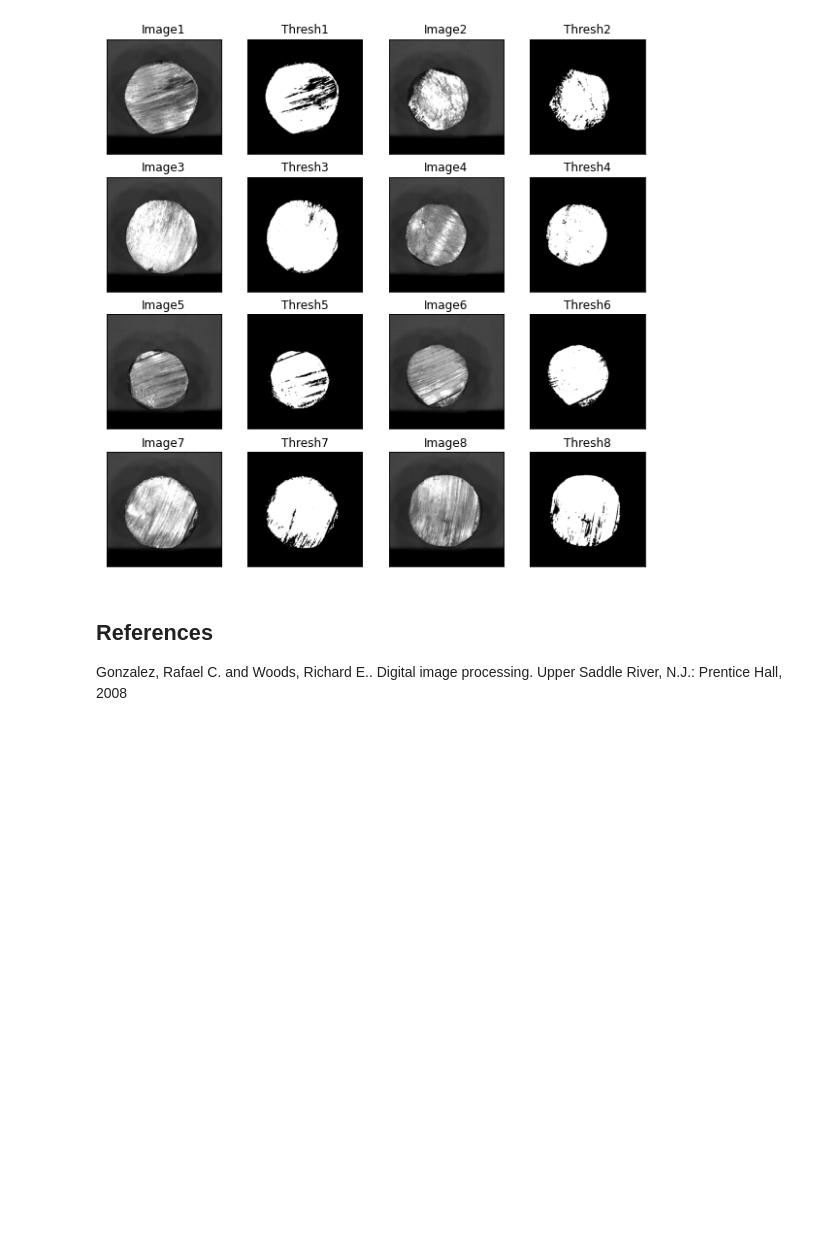
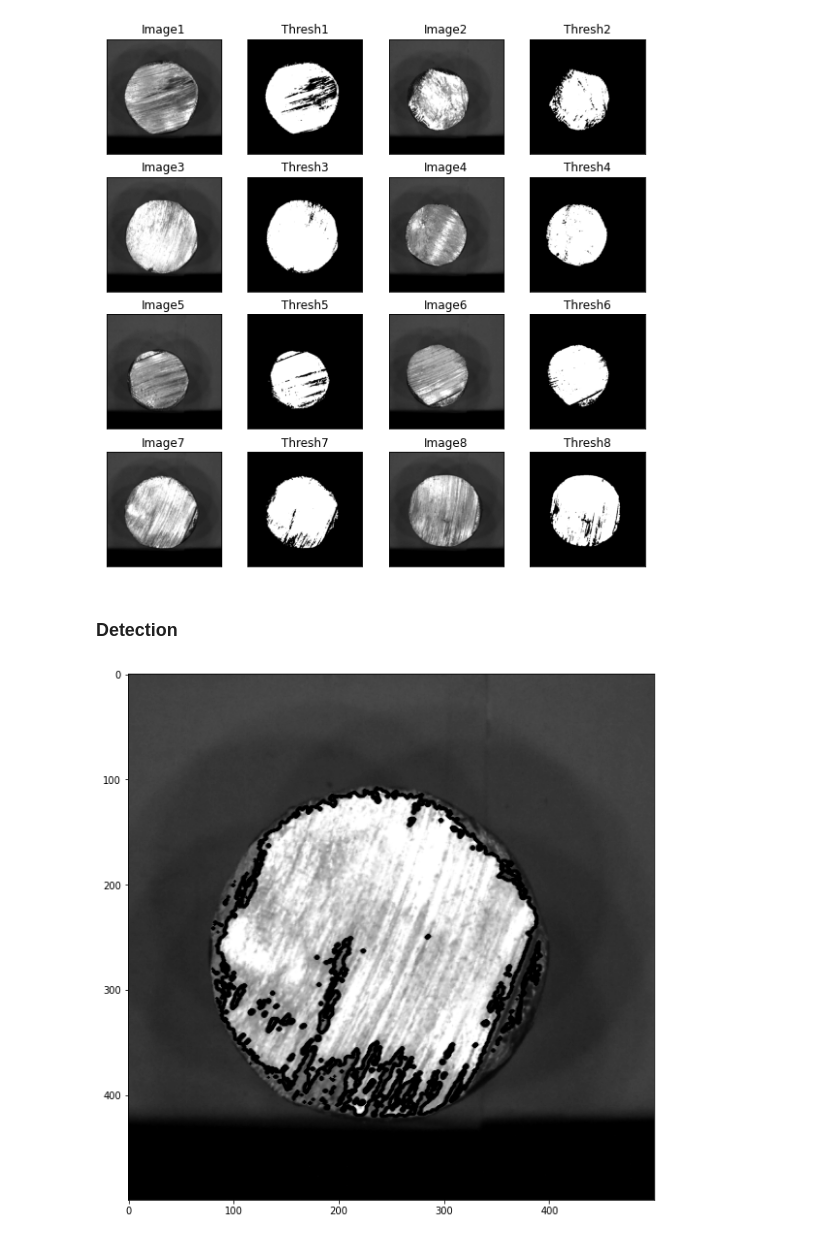
Before and after one commit to rad-mit/CS5102-Digital-Image-Processing-Project, a Jupyter notebook: Project/DIP_Project.ipynb, the cells around one changed output. Saved outputs shown, nothing was run; the diff lists cells and outputs as text; code cells hidden in the pictures; blank space fills up the shorter version.

Commit message:
Countering Thresholding

```diff
--- a/Project/DIP_Project.ipynb
+++ b/Project/DIP_Project.ipynb
@@ -177,7 +180,25 @@ for i in range(len(gray_images)):
 plt.show()
 # %% [output]
 [figure]
-# %% [markdown]
-## References
-
-Gonzalez, Rafael C. and Woods, Richard E.. Digital image processing. Upper Saddle River, N.J.: Prentice Hall, 2008
+# %% [markdown]
+### Detection
+# %%
+img=grayThresh[6]
+
+## Drawing Contours using CHAIN_APPROX_NONE
+
+# detect the contours on the binary image using cv2.CHAIN_APPROX_NONE
+contours, hierarchy = cv2.findContours(img, mode=cv2.RETR_TREE, method=cv2.CHAIN_APPROX_NONE)
+
+# draw contours on the original image
+image_copy = gray_images[6].copy()
+cv2.drawContours(image=image_copy, contours=contours, contourIdx=-1, color=(0, 255, 0), thickness=2, lineType=cv2.LINE_AA)
+
+# see the results
+plt.imshow(image_copy,'gray')
+plt.show()
+#cv2.imshow('None approximation', image_copy)
+#cv2.waitKey(0)
+#cv2.destroyAllWindows()
+# %% [output]
+[figure, added]
```
Also changed, not shown: parts of 5 cells of this notebook, 1 other file.
